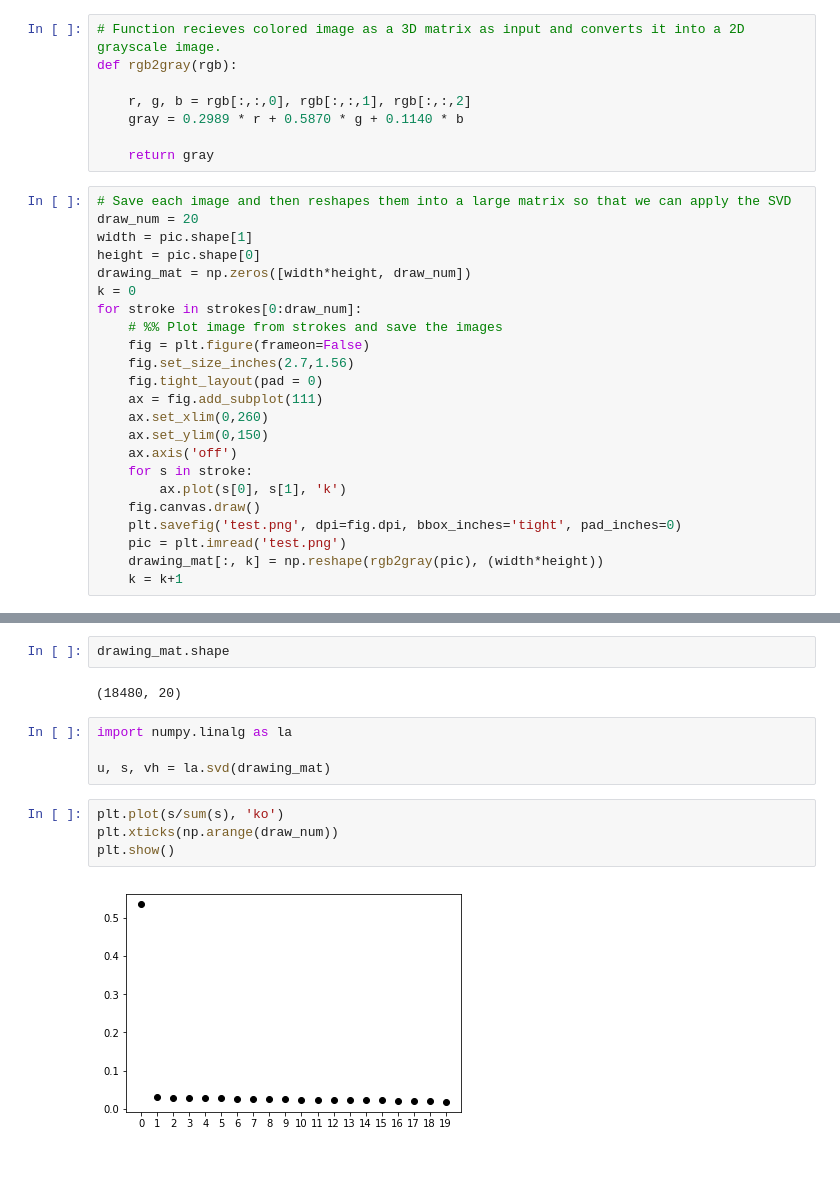
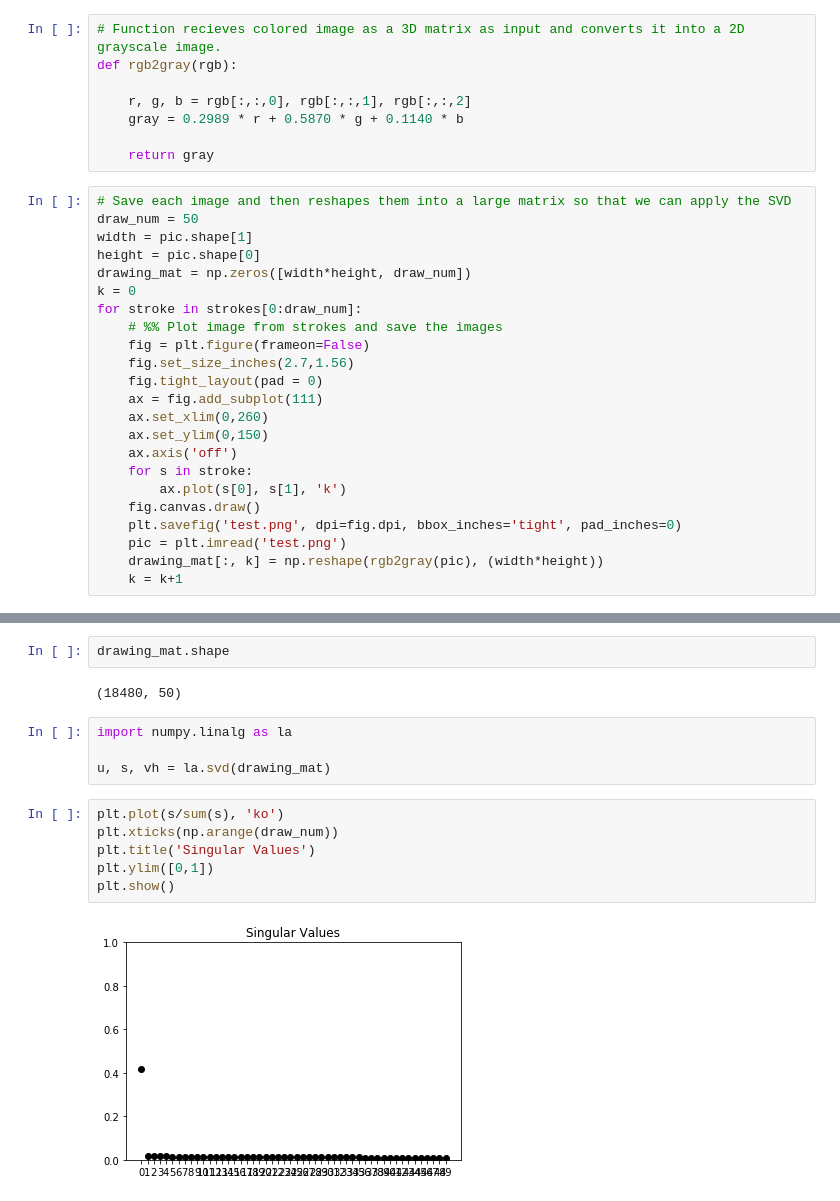
Before and after one commit to maplet2/Doodle-Classifier, a Jupyter notebook: Doodler.ipynb, the cells around one changed output, grey strips where cells are left out. Saved outputs shown, nothing was run; the diff lists cells and outputs as text; blank space fills up the shorter version.

```diff
--- a/Doodler.ipynb
+++ b/Doodler.ipynb
@@ -167,7 +167,7 @@ def rgb2gray(rgb):
     return gray
 # %%
 # Save each image and then reshapes them into a large matrix so that we can apply the SVD
-draw_num = 20
+draw_num = 50
 width = pic.shape[1]
 height = pic.shape[0]
 drawing_mat = np.zeros([width*height, draw_num])
@@ -205,7 +205,7 @@ for stroke in strokes[0:draw_num]:
 # %%
 drawing_mat.shape
 # %% [output]
-(18480, 20)
+(18480, 50)
 # %%
 import numpy.linalg as la
 
@@ -213,6 +213,8 @@ u, s, vh = la.svd(drawing_mat)
 # %%
 plt.plot(s/sum(s), 'ko')
 plt.xticks(np.arange(draw_num))
+plt.title('Singular Values')
+plt.ylim([0,1])
 plt.show()
 # %% [output]
-[figure, old version]
+[figure, new version]
```
Also changed, not shown: parts of 5 cells of this notebook.
